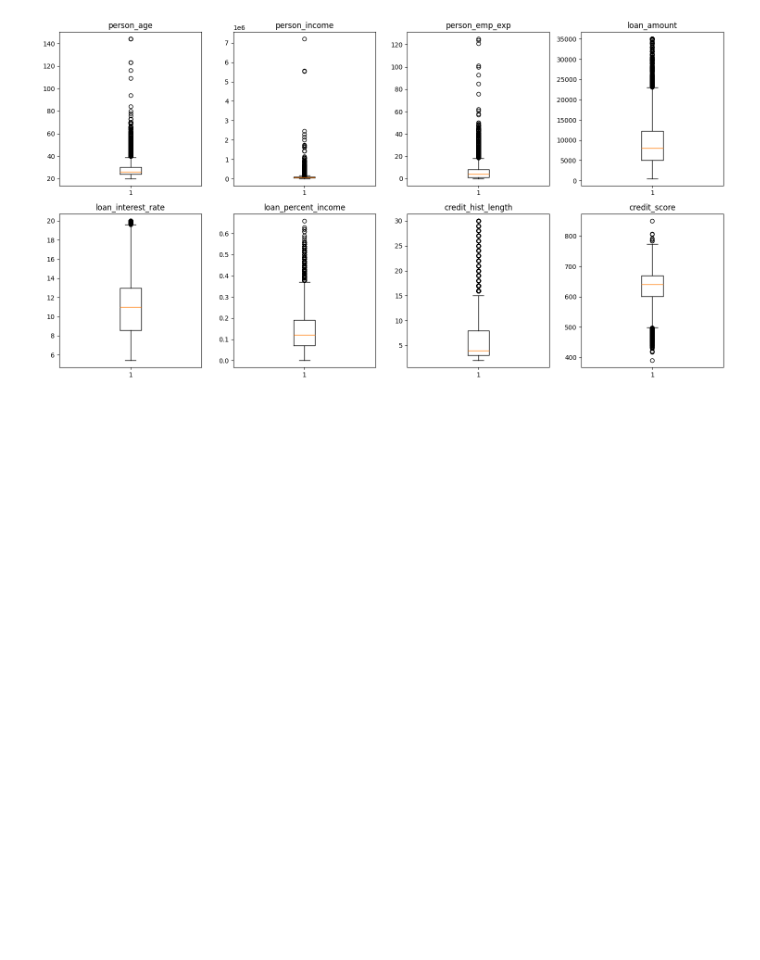
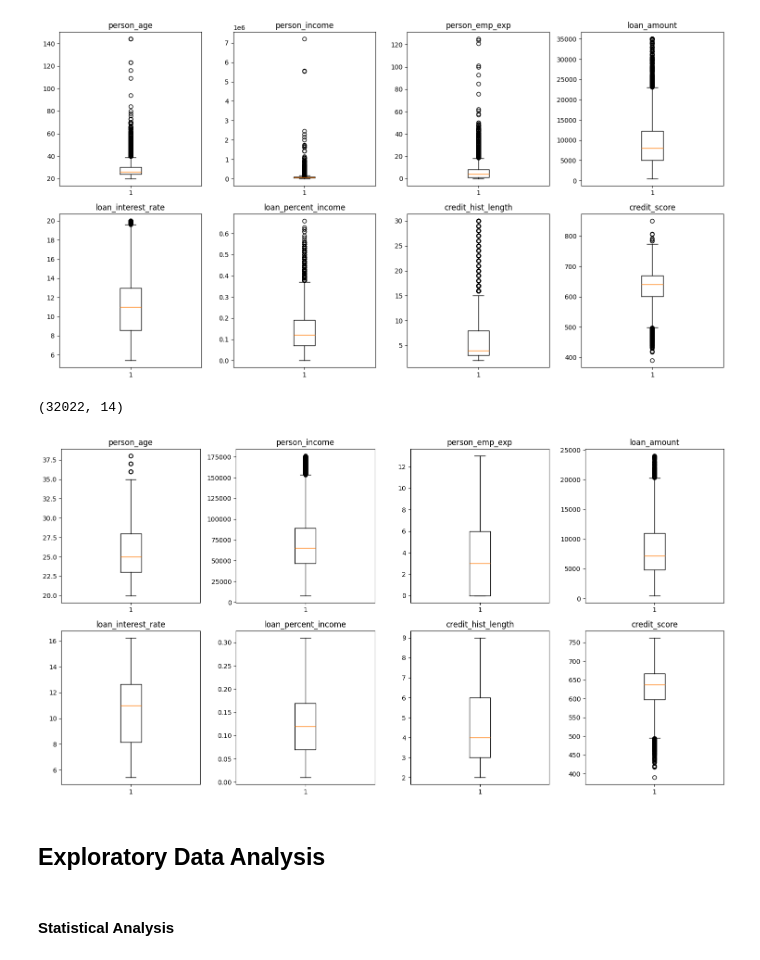
Before and after one commit to rishikeshpaulcode/Loan-Approval-Prediction, a Jupyter notebook: loan-approval-prediction-notebook.ipynb, the cells around one changed output. Drawn from its saved outputs; the diff is of its cells as text; code cells hidden in the pictures; blank space fills up the shorter version.

Commit message:
statistical analysis

```diff
--- a/loan-approval-prediction-notebook.ipynb
+++ b/loan-approval-prediction-notebook.ipynb
@@ -113,6 +113,7 @@ df_num.describe(percentiles=[0.1, 0.25, 0.5, 0.75, 0.9])
 # %%
 # convert datatypes
 df['person_age'] = df['person_age'].astype(np.int64)
+df['loan_status'] = df['loan_status'].astype(object)
 # %%
 # rename required columns
 df.rename(columns={
@@ -134,17 +135,43 @@ df.head()
 #### **Handling Outliers**
 # %%
 # select numerical features
-df_num = df.select_dtypes(['int64', 'float64']).drop('loan_status', axis=1)
+num_cols = df.select_dtypes(['int64', 'float64']).columns
 # %%
 # check for outliers using boxplot
 fig, ax = plt.subplots(2, 4, figsize=(15, 8))
 
-for i, col in enumerate(df_num.columns, start=1):
+for i, col in enumerate(num_cols, start=1):
     plt.subplot(2, 4, i)
-    plt.boxplot(df_num[col])
+    plt.boxplot(df[col])
     plt.title(col)
 
 plt.tight_layout()
 plt.show()
 # %% [output]
 [figure]
+# %%
+# remove outliers using percentile
+for col in num_cols.drop('credit_score'):
+    upper_limit = df[col].quantile(0.96)
+    df = df[df[col] < upper_limit]
+# %%
+df.shape
+# %% [output]
+(32022, 14)
+# %%
+# recheck outliers
+fig, ax = plt.subplots(2, 4, figsize=(15, 8))
+
+for i, col in enumerate(num_cols, start=1):
+    plt.subplot(2, 4, i)
+    plt.boxplot(df[col])
+    plt.title(col)
+
+plt.tight_layout()
+plt.show()
+# %% [output]
+[figure, added]
+# %% [markdown]
+## **Exploratory Data Analysis**
+# %% [markdown]
+#### **Statistical Analysis**
```
Also changed, not shown: parts of 5 cells of this notebook.
